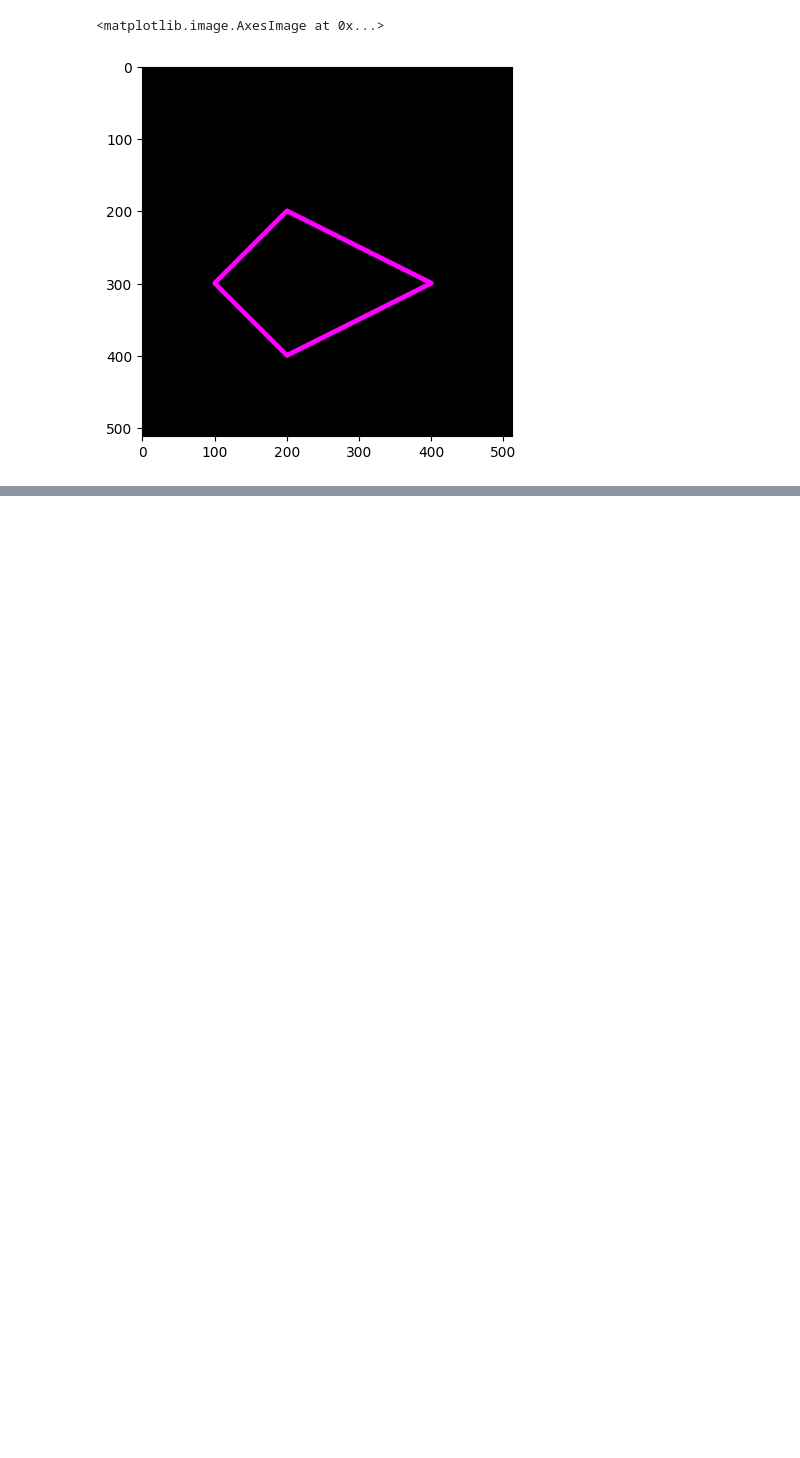
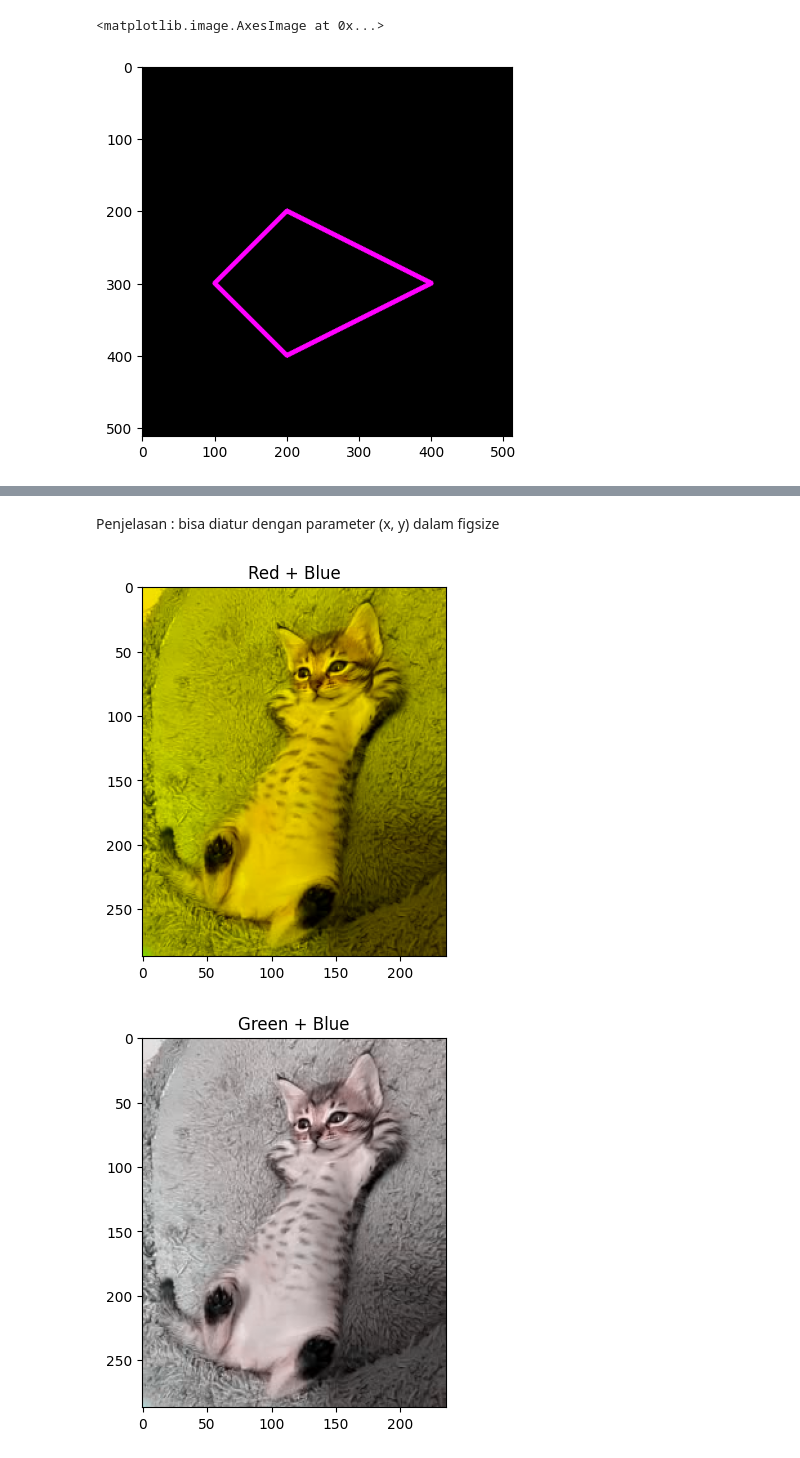
Before and after one commit to sayevvv/PCVK_2025, a Jupyter notebook: Modul2.ipynb, the cells around one changed output, grey strips where cells are left out. Saved outputs shown, nothing was run; the diff lists cells and outputs as text; code cells hidden in the pictures; blank space fills up the shorter version.

```diff
--- a/Modul2.ipynb
+++ b/Modul2.ipynb
@@ -151,0 +215,20 @@ plt.imshow(black_img2)
+# %% [markdown]
+Penjelasan : bisa diatur dengan parameter (x, y) dalam figsize
+# %%
+#Tampilkan image dalam channel Red-Blue dan Green-Blue saja!
+R, G, B = cv2.split(img_rgb)
+
+# Red-Blue
+RB = cv2.merge([R, B, B*0])
+plt.imshow(RB)
+plt.title("Red + Blue")
+plt.show()
+
+# Green-Blue
+GB = cv2.merge([G, B, B])
+plt.imshow(GB)
+plt.title("Green + Blue")
+plt.show()
+# %% [output]
+[figure, added]
+[figure, added]
```
Also changed, not shown: parts of 12 cells of this notebook.
